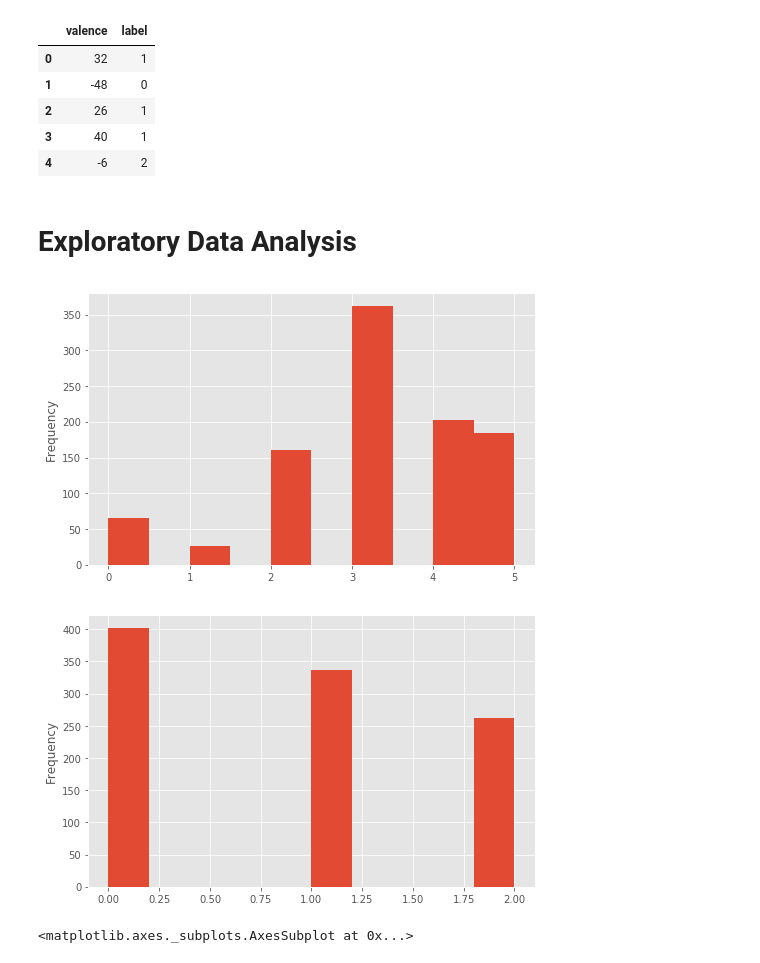
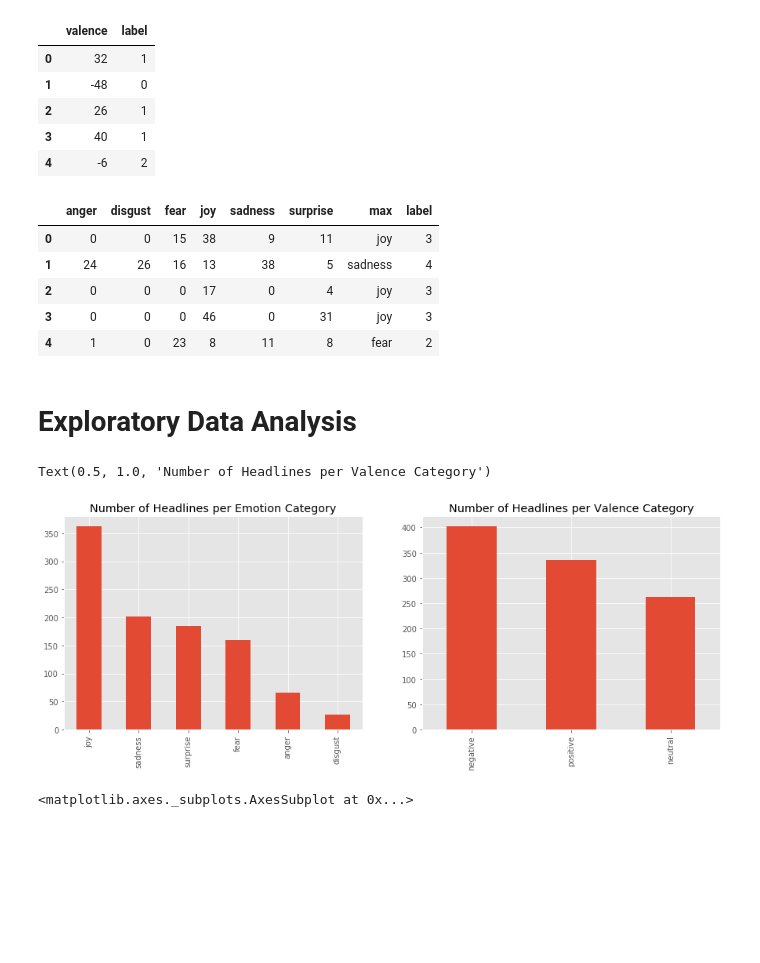
Before and after one commit to kemepley/Detecting_Emotions, a Jupyter notebook: workbook.ipynb, the cells around one changed output. Drawn from its saved outputs; the diff is of its cells as text; code cells hidden in the pictures; blank space fills up the shorter version.

```diff
--- a/workbook.ipynb
+++ b/workbook.ipynb
@@ -55,17 +53,31 @@ valence_df.head()
 | 2 | 26 | 1 |
 | 3 | 40 | 1 |
 | 4 | -6 | 2 |
+# %%
+emotion_df.head()
+# %% [output]
+|  | anger | disgust | fear | joy | sadness | surprise | max | label |
+| 0 | 0 | 0 | 15 | 38 | 9 | 11 | joy | 3 |
+| 1 | 24 | 26 | 16 | 13 | 38 | 5 | sadness | 4 |
+| 2 | 0 | 0 | 0 | 17 | 0 | 4 | joy | 3 |
+| 3 | 0 | 0 | 0 | 46 | 0 | 31 | joy | 3 |
+| 4 | 1 | 0 | 23 | 8 | 11 | 8 | fear | 2 |
 # %% [markdown]
 # Exploratory Data Analysis
-# %%
-# distribution of classes
-plt.figure(figsize=(8,5))
-emotion_df['label'].plot(kind='hist')
-# plt.xticks(labels=['Anger', "Disgust", "Fear", "Joy", "Sadness", "Surprise"])
-plt.figure(figsize=(8,5))
-valence_df['label'].plot(kind='hist')
-plt.show()
-# %% [output]
-[figure, removed]
-[figure, removed]
+# %%
+# bar charts showing a count of each category
+
+plt.figure(figsize=(15,5))
+
+plt.subplot(1,2,1)
+emotion_df['max'].value_counts().plot(kind='bar')
+plt.title("Number of Headlines per Emotion Category")
+
+plt.subplot(1,2,2)
+valence_df['label'].value_counts().plot(kind='bar')
+plt.xticks([0,1,2], ["negative", "positive", "neutral"])
+plt.title("Number of Headlines per Valence Category")
+# %% [output]
+Text(0.5, 1.0, 'Number of Headlines per Valence Category')
+[figure, added]
 # %%
```
Also changed, not shown: parts of 8 cells of this notebook, 1 other file.
